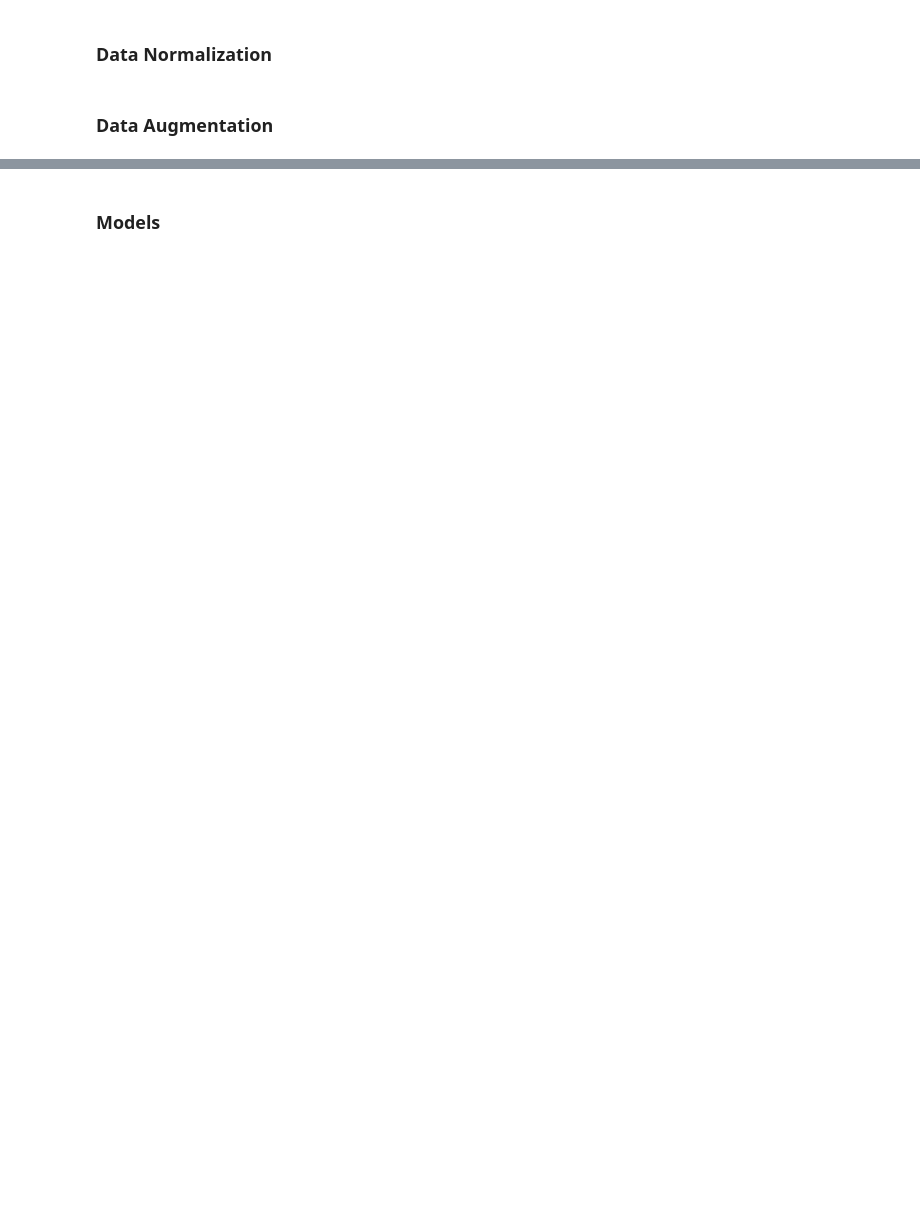
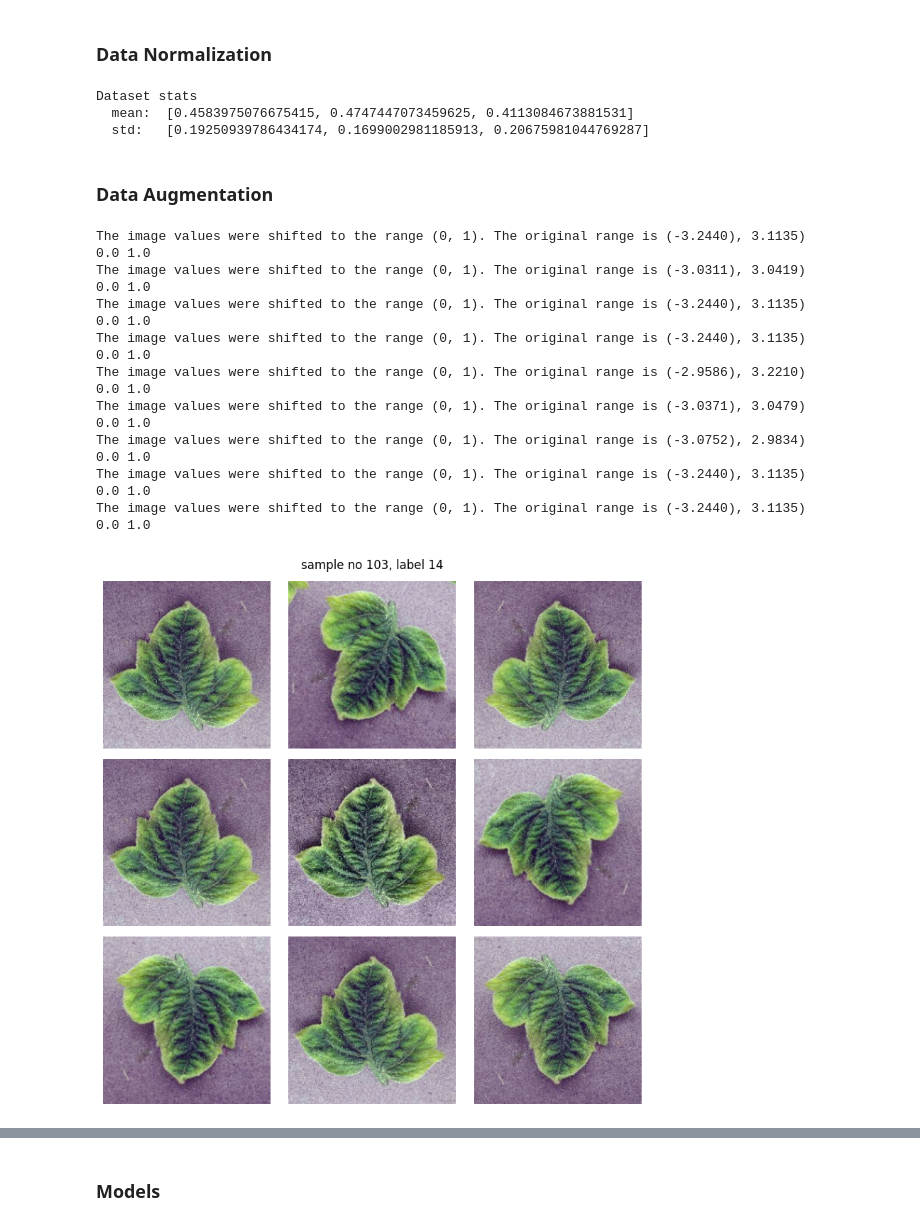
Before and after one commit to xrusnack/Plant-Doctor, a Jupyter notebook: plant_doctors.ipynb, the cells around one changed output, grey strips where cells are left out. Drawn from its saved outputs; the diff is of its cells as text; code cells hidden in the pictures; blank space fills up the shorter version.

```diff
--- a/plant_doctors.ipynb
+++ b/plant_doctors.ipynb
@@ -103,8 +111,11 @@ test = Data(test_df, label_map)
 # %% [markdown]
 ### Data Normalization
 # %%
+from tqdm import tqdm
+
+
 def get_dataset_stats(ds):
-    images = torch.stack([im[0] for im in ds])
+    images = torch.stack([im[0] for im in tqdm(ds)])
 
     ds_mean = images.mean(dim=(0, 2, 3))
     ds_std = images.std(dim=(0, 2, 3))
@@ -114,6 +125,10 @@ def get_dataset_stats(ds):
 
 mean, std = get_dataset_stats(train)
 print(f'Dataset stats\n  mean:\t {mean}\n  std:\t {std}' )
+# %% [output]
+Dataset stats
+  mean:  [0.4583975076675415, 0.4747447073459625, 0.4113084673881531]
+  std:   [0.19250939786434174, 0.1699002981185913, 0.20675981044769287]
 # %%
 def ishow(img,
           cmap='viridis',
@@ -176,8 +191,8 @@ train_transform = A.Compose([
     #A.GaussNoise(p=0.1),
     #A.CenterCrop(width=56, height=56),
     #A.ElasticTransform(p=0.3),
-    A.CLAHE(clip_limit=2, p=0.1),
-    A.ColorJitter(brightness=0.2, contrast=0.2, saturation=0.2, hue=0.1, p=0.1),
+    A.CLAHE(clip_limit=2, p=0.2),
+    A.ColorJitter(brightness=0.2, contrast=0.2, saturation=0.2, hue=0.1, p=0.2),
     A.Normalize(
         mean=mean,
         std=std,
@@ -200,7 +215,27 @@ train = Data(train_df, label_map, train_transform)
 valid = Data(valid_df, label_map, valid_transform)
 test = Data(test_df, label_map, valid_transform)
 # %%
-show_augmentations(train, 100)
+show_augmentations(train, 103)
+# %% [output]
+The image values were shifted to the range (0, 1). The original range is (-3.2440), 3.1135)
+0.0 1.0
+The image values were shifted to the range (0, 1). The original range is (-3.0311), 3.0419)
+0.0 1.0
+The image values were shifted to the range (0, 1). The original range is (-3.2440), 3.1135)
+0.0 1.0
+The image values were shifted to the range (0, 1). The original range is (-3.2440), 3.1135)
+0.0 1.0
+The image values were shifted to the range (0, 1). The original range is (-2.9586), 3.2210)
+0.0 1.0
+The image values were shifted to the range (0, 1). The original range is (-3.0371), 3.0479)
+0.0 1.0
+The image values were shifted to the range (0, 1). The original range is (-3.0752), 2.9834)
+0.0 1.0
+The image values were shifted to the range (0, 1). The original range is (-3.2440), 3.1135)
+0.0 1.0
+The image values were shifted to the range (0, 1). The original range is (-3.2440), 3.1135)
+0.0 1.0
+[figure, added]
 # %%
 from torch.utils.data import WeightedRandomSampler
 from torch.utils.data import DataLoader
```
Also changed, not shown: parts of 11 cells of this notebook.
